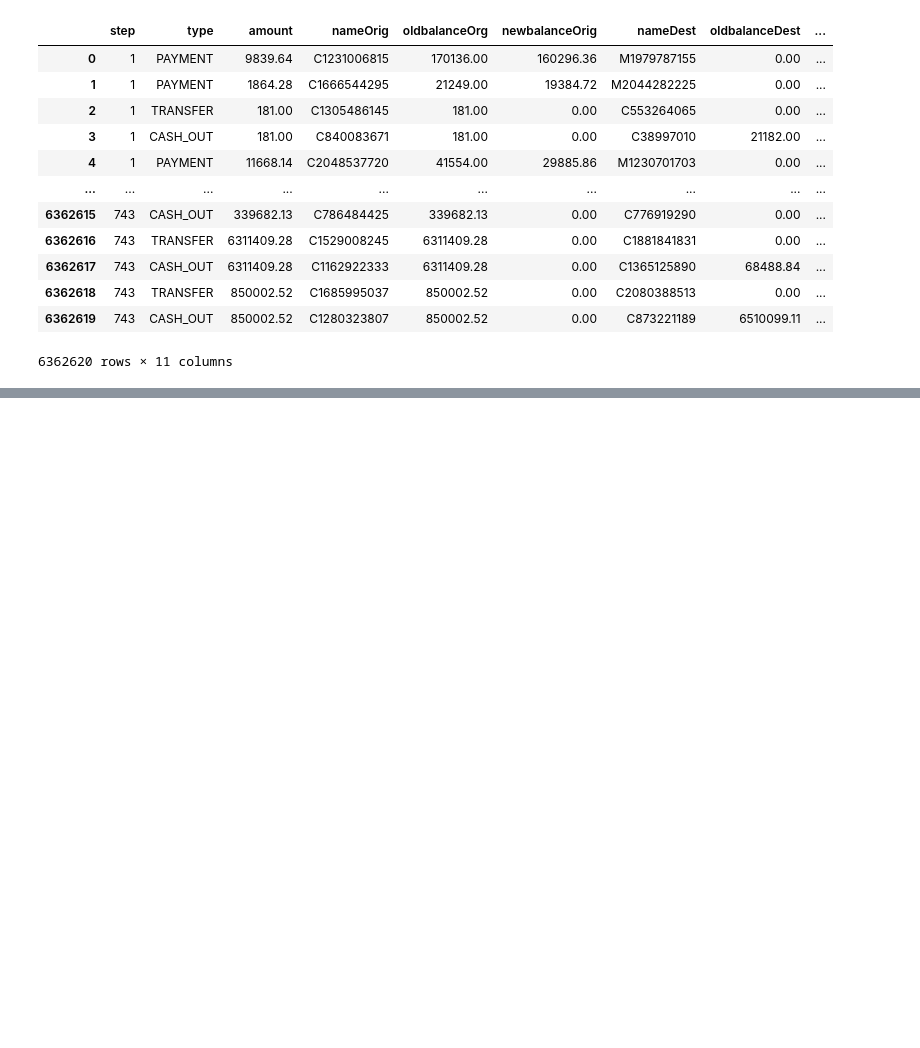
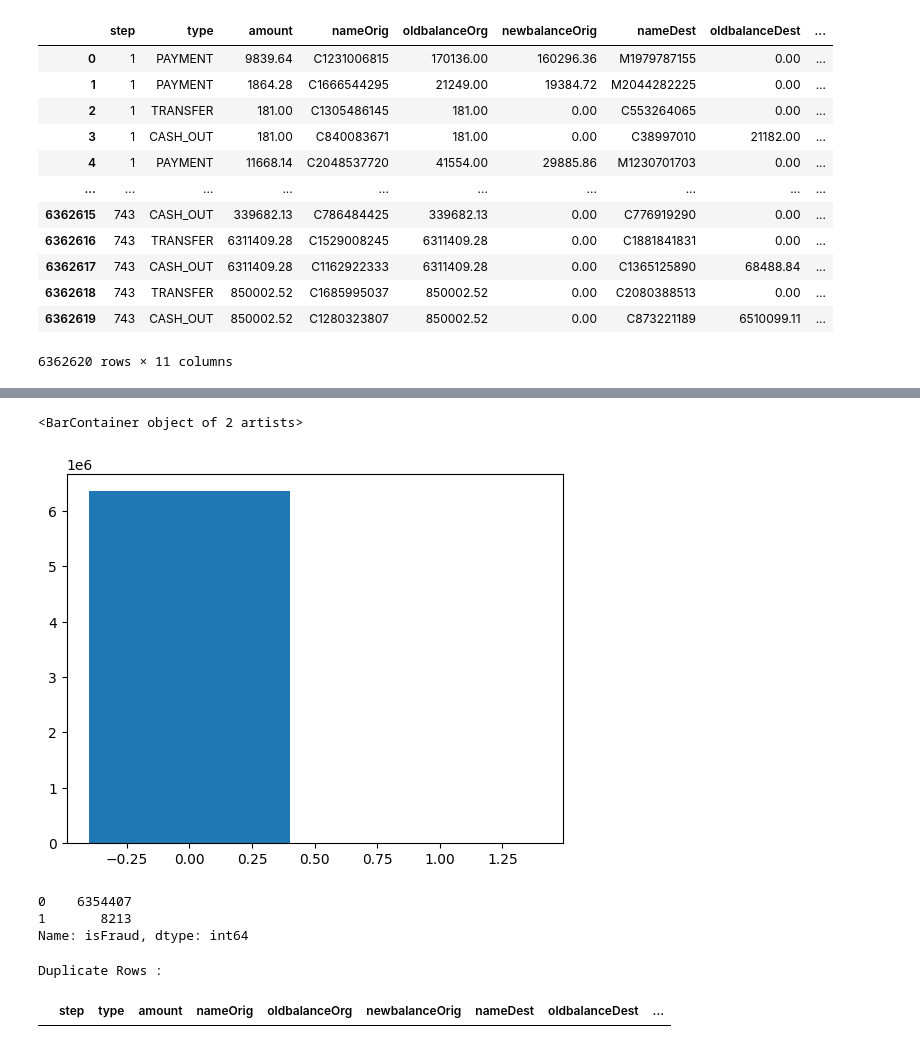
Before and after one commit to cristhiansito123/MLDS6project, a Jupyter notebook: scripts/data_acquisition/dowload_data.ipynb, the cells around one changed output, grey strips where cells are left out. Cells and saved outputs as stored; diff of their text form; code cells hidden in the pictures; blank space fills up the shorter version.

```diff
--- a/scripts/data_acquisition/dowload_data.ipynb
+++ b/scripts/data_acquisition/dowload_data.ipynb
@@ -42,0 +83,21 @@ metadata
+# %%
+import matplotlib.pyplot as plt
+
+conteo = metadata['isFraud'].value_counts()
+plt.bar(conteo.index, conteo.values)
+# %% [output]
+<BarContainer object of 2 artists>
+[figure, added]
+# %%
+conteo
+# %% [output]
+0    6354407
+1       8213
+Name: isFraud, dtype: int64
+# %%
+duplicate = metadata[metadata.duplicated()]
+print("Duplicate Rows :")
+duplicate
+# %% [output]
+Duplicate Rows :
+|  | step | type | amount | nameOrig | oldbalanceOrg | newbalanceOrig | nameDest | oldbalanceDest | ... |
```
Also changed, not shown: parts of 9 cells of this notebook.
